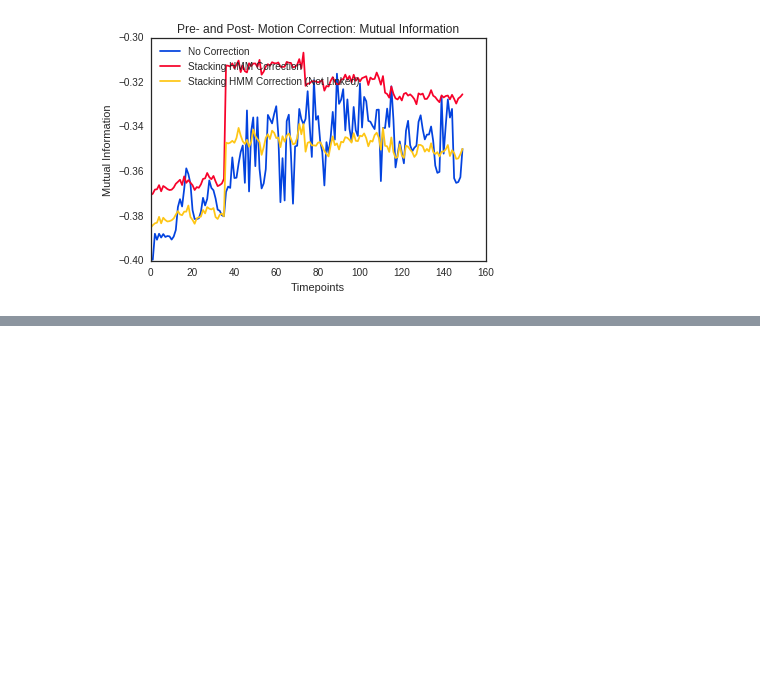
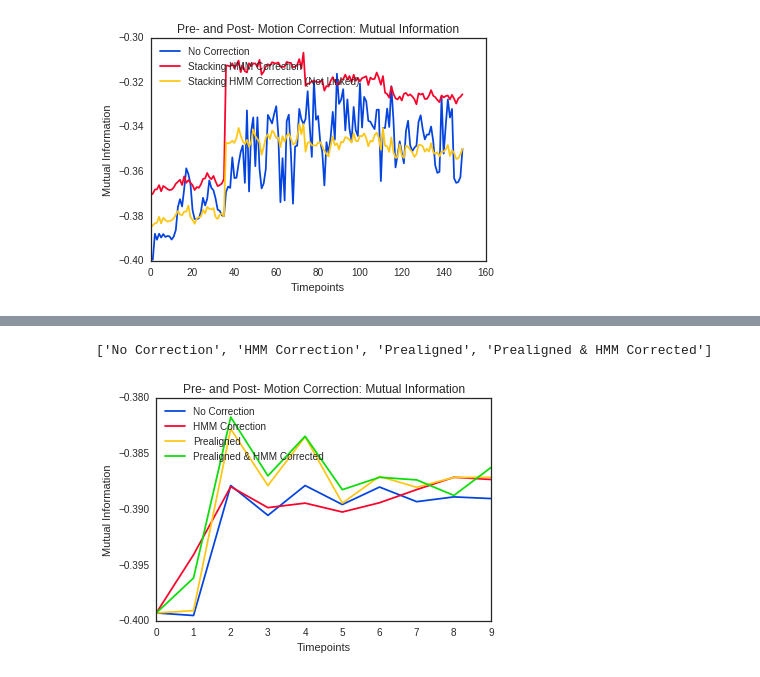
Before and after one commit to jmschabdach/markov-movement-correction, a Jupyter notebook: figureGeneration.ipynb, the cells around one changed output, grey strips where cells are left out. Drawn from its saved outputs; the diff is of its cells as text; code cells hidden in the pictures; blank space fills up the shorter version.

```diff
--- a/figureGeneration.ipynb
+++ b/figureGeneration.ipynb
@@ -160,0 +195,10 @@ plotTimeseriesSimilarities(time, preReg_MI, regNA_MI,
+# %%
+# plot the data - mutual information
+plotTimeseriesSimilarities(time, preReg_MI, hmm_MI,
+                           prealign_MI, prealignHmm_MI,
+                           title='Pre- and Post- Motion Correction: Mutual Information',
+                           ylabel='Mutual Information',
+                           simLabels=simLabels)
+# %% [output]
+['No Correction', 'HMM Correction', 'Prealigned', 'Prealigned & HMM Corrected']
+[figure, added]
```
Also changed, not shown: parts of 3 cells of this notebook, 1 other file.
